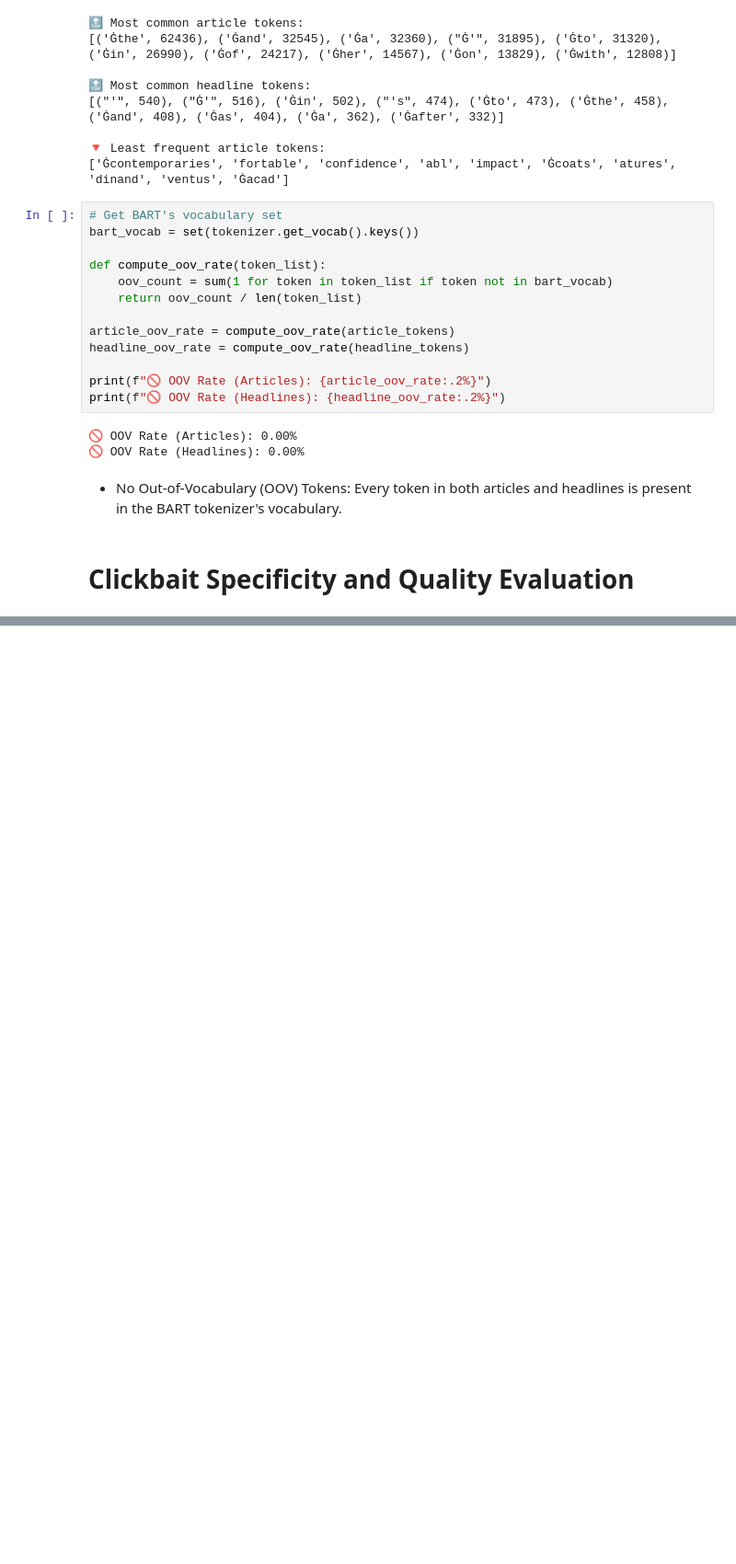
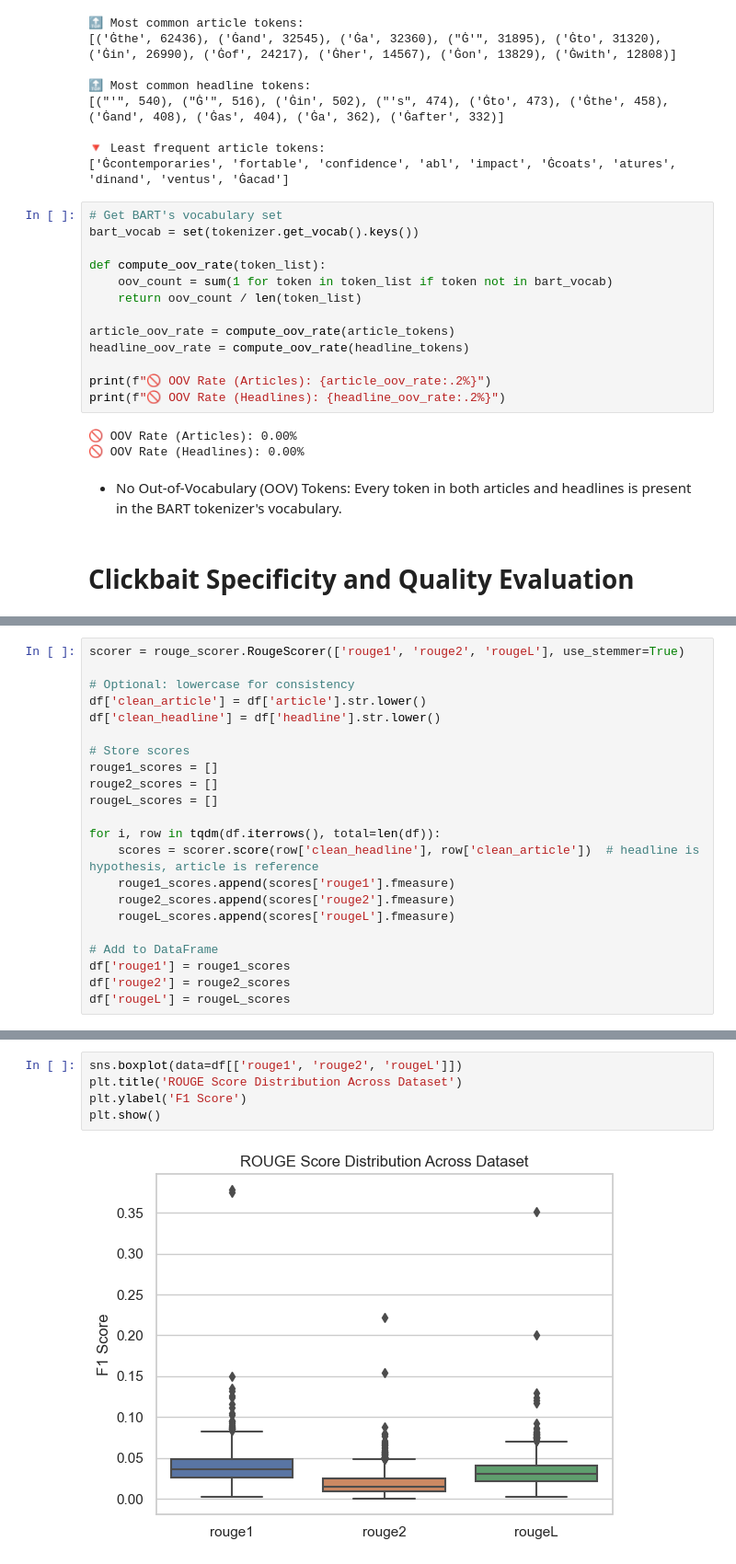
Before and after one commit to weiw3127/clickbait, a Jupyter notebook: data/Analysis.ipynb, the cells around one changed output, grey strips where cells are left out. Shown at 92% size. Drawn from its saved outputs; the diff is of its cells as text; blank space fills up the shorter version.

```diff
--- a/data/Analysis.ipynb
+++ b/data/Analysis.ipynb
@@ -176,0 +184,22 @@ Every token in both articles and headlines is present in the BART tokenizer's vo
+# %%
+scorer = rouge_scorer.RougeScorer(['rouge1', 'rouge2', 'rougeL'], use_stemmer=True)
+
+# Optional: lowercase for consistency
+df['clean_article'] = df['article'].str.lower()
+df['clean_headline'] = df['headline'].str.lower()
+
+# Store scores
+rouge1_scores = []
+rouge2_scores = []
+rougeL_scores = []
+
+for i, row in tqdm(df.iterrows(), total=len(df)):
+    scores = scorer.score(row['clean_headline'], row['clean_article'])  # headline is hypothesis, article is reference
+    rouge1_scores.append(scores['rouge1'].fmeasure)
+    rouge2_scores.append(scores['rouge2'].fmeasure)
+    rougeL_scores.append(scores['rougeL'].fmeasure)
+
+# Add to DataFrame
+df['rouge1'] = rouge1_scores
+df['rouge2'] = rouge2_scores
+df['rougeL'] = rougeL_scores
@@ -176,0 +232,7 @@ Every token in both articles and headlines is present in the BART tokenizer's vo
+# %%
+sns.boxplot(data=df[['rouge1', 'rouge2', 'rougeL']])
+plt.title('ROUGE Score Distribution Across Dataset')
+plt.ylabel('F1 Score')
+plt.show()
+# %% [output]
+[figure, added]
```
Also changed, not shown: parts of 22 cells of this notebook.
